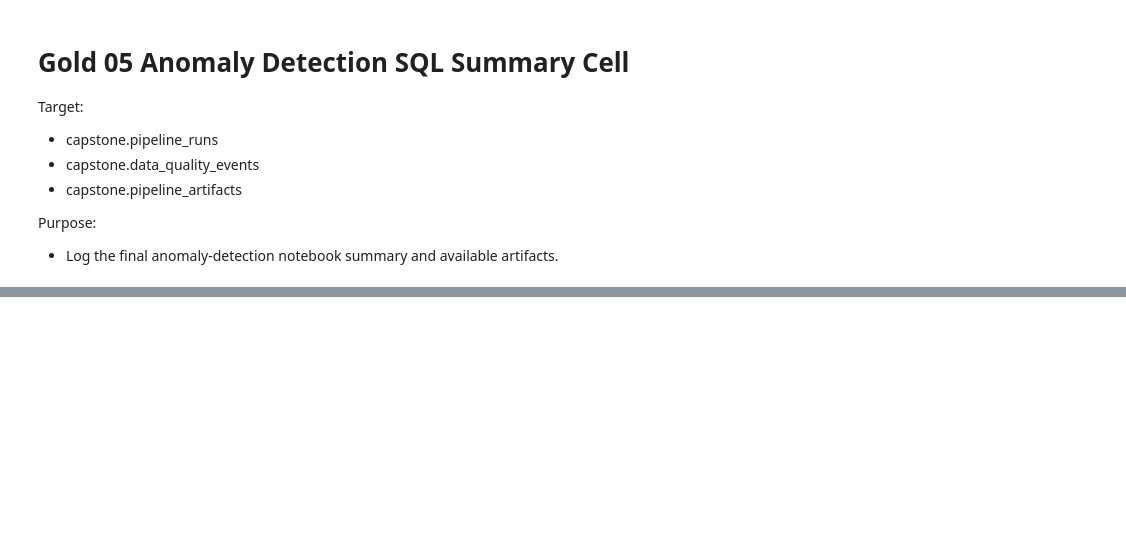
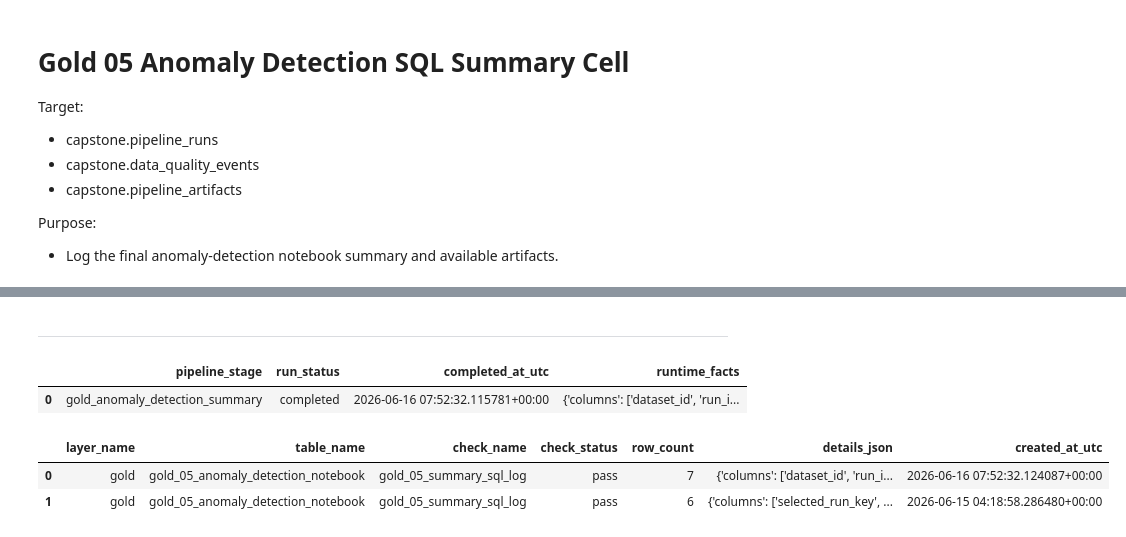
Before and after one commit to DCook-WGU/dcook-wgu-capstone-unified-predictive-maintenance-pipeline, a Jupyter notebook: notebooks/experiments/EDA_Notebook_Pump_Gold_05_Anomaly_Detection.ipynb, the cells around one changed output, grey strips where cells are left out. Saved outputs shown, nothing was run; the diff lists cells and outputs as text; code cells hidden in the pictures; blank space fills up the shorter version.

```diff
--- a/notebooks/experiments/EDA_Notebook_Pump_Gold_05_Anomaly_Detection.ipynb
+++ b/notebooks/experiments/EDA_Notebook_Pump_Gold_05_Anomaly_Detection.ipynb
@@ -4684,0 +4716,62 @@ Logged DQ event: gold.gold_05_anomaly_detection_notebook | gold_05_summary_sql_l
+# %% [markdown]
+---
+# %%
+gold05_pipeline_check_sql = """
+SELECT
+    pipeline_stage,
+    run_status,
+    completed_at_utc,
+    runtime_facts
+FROM capstone.pipeline_runs
+WHERE dataset_id = :dataset_id
+  AND runtime_facts ->> 'source_run_id' = :run_id
+  AND pipeline_stage = 'gold_anomaly_detection_summary'
+ORDER BY completed_at_utc DESC
+LIMIT 3;
+"""
+
+gold05_pipeline_check_df = read_sql_dataframe(
+    engine,
+    gold05_pipeline_check_sql,
+    params={
+        "dataset_id": DATASET_ID,
+        "run_id": RUN_ID,
+    },
+)
+
+display(gold05_pipeline_check_df)
+# %% [output]
+|  | pipeline_stage | run_status | completed_at_utc | runtime_facts |
+| 0 | gold_anomaly_detection_summary | completed | 2026-06-16 07:52:32.115781+00:00 | {'columns': ['dataset_id', 'run_i... |
+# %%
+gold05_dq_check_sql = """
+SELECT
+    layer_name,
+    table_name,
+    check_name,
+    check_status,
+    row_count,
+    details_json,
+    created_at_utc
+FROM capstone.data_quality_events
+WHERE dataset_id = :dataset_id
+  AND run_id = :run_id
+  AND check_name = 'gold_05_summary_sql_log'
+ORDER BY created_at_utc DESC
+LIMIT 5;
+"""
+
+gold05_dq_check_df = read_sql_dataframe(
+    engine,
+    gold05_dq_check_sql,
+    params={
+        "dataset_id": DATASET_ID,
+        "run_id": RUN_ID,
+    },
+)
+
+display(gold05_dq_check_df)
+# %% [output]
+|  | layer_name | table_name | check_name | check_status | row_count | details_json | created_at_utc |
+| 0 | gold | gold_05_anomaly_detection_notebook | gold_05_summary_sql_log | pass | 7 | {'columns': ['dataset_id', 'run_i... | 2026-06-16 07:52:32.124087+00:00 |
+| 1 | gold | gold_05_anomaly_detection_notebook | gold_05_summary_sql_log | pass | 6 | {'columns': ['selected_run_key', ... | 2026-06-15 04:18:58.286480+00:00 |
```
Also changed, not shown: parts of 19 cells of this notebook, 23 other files.
